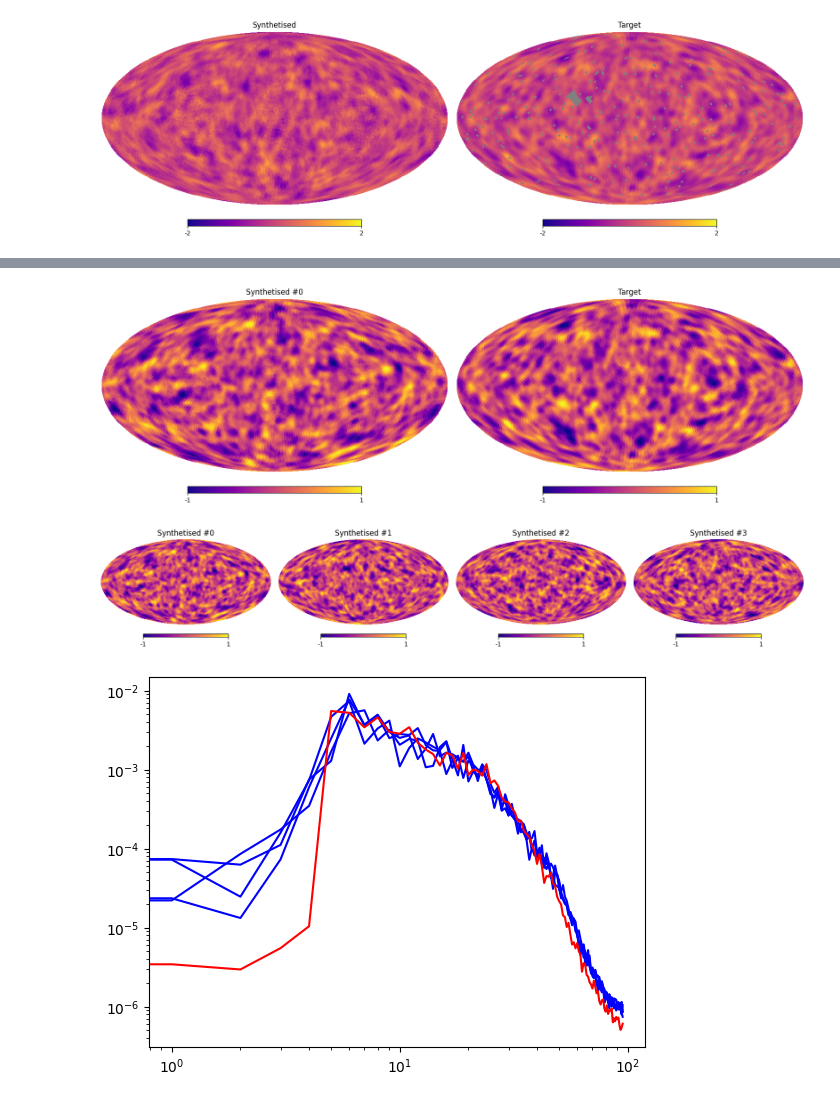
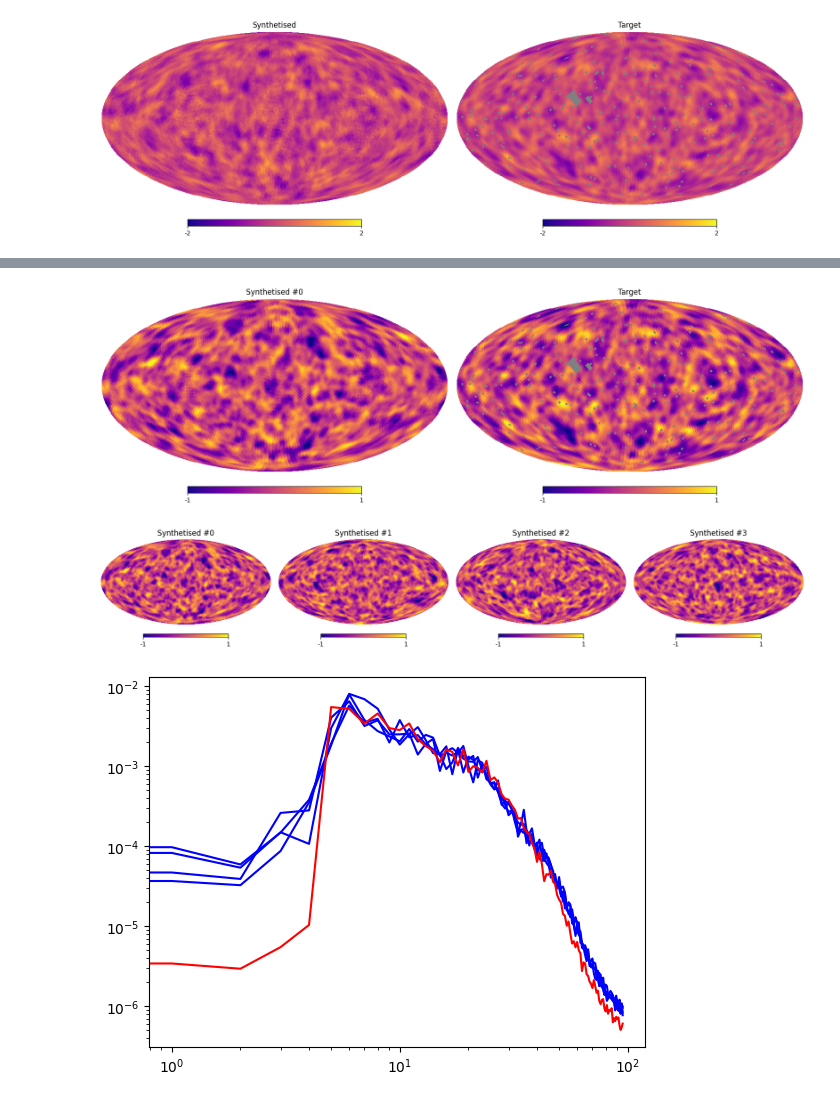
Before and after one commit to Eralys/STL_dev, a Jupyter notebook: STL_main/Certif_Healpix_Kernel_Torch/Certification_Notebook_Healpix_kernel.ipynb, the cells around one changed output, grey strips where cells are left out. Drawn from its saved outputs; the diff is of its cells as text; code cells hidden in the pictures.

```diff
--- a/STL_main/Certif_Healpix_Kernel_Torch/Certification_Notebook_Healpix_kernel.ipynb
+++ b/STL_main/Certif_Healpix_Kernel_Torch/Certification_Notebook_Healpix_kernel.ipynb
@@ -158,8 +158,8 @@ hp.mollview(nan_target,nest=True,hold=False,sub=(1,2,2),cmap='plasma',title='Tar
 # %%
 from STL_utils import Gaussianise
 
-g = Gaussianise(target)
-g_target=g.forward(target).cpu().numpy()
+g = Gaussianise(nan_target[np.isfinite(nan_target)])
+g_target=g.forward(nan_target).cpu().numpy()
 
 gu,histo = optimize_scattering_LBFGS(
         g_target,
@@ -194,14 +194,14 @@ u = g.invert(gu)
 # %%
 plt.figure(figsize=(16,6))
 hp.mollview(u[0].cpu().numpy(),nest=True,hold=False,sub=(1,2,1),cmap='plasma',title='Synthetised #0',min=-1,max=1)
-hp.mollview(target,nest=True,hold=False,sub=(1,2,2),cmap='plasma',title='Target',min=-1,max=1)
+hp.mollview(nan_target,nest=True,hold=False,sub=(1,2,2),cmap='plasma',title='Target',min=-1,max=1)
 plt.figure(figsize=(16,4))
 for k in range(4):
     hp.mollview(u[k].cpu().numpy(),nest=True,hold=False,sub=(1,4,1+k),
                 cmap='plasma',title='Synthetised #%d'%(k),min=-1,max=1)
 # %% [output]
-[figure, old version]
+[figure, new version]
-[figure, old version]
+[figure, new version]
 # %%
 for k in range(4):
     cl1=hp.anafast(hp.reorder(u[k].cpu().numpy(),n2r=True))
@@ -211,4 +211,4 @@ plt.plot(cl2,color='r')
 plt.yscale('log')
 plt.xscale('log')
 # %% [output]
-[figure, old version]
+[figure, new version]
```
Also changed, not shown: parts of 1 cell of this notebook.
